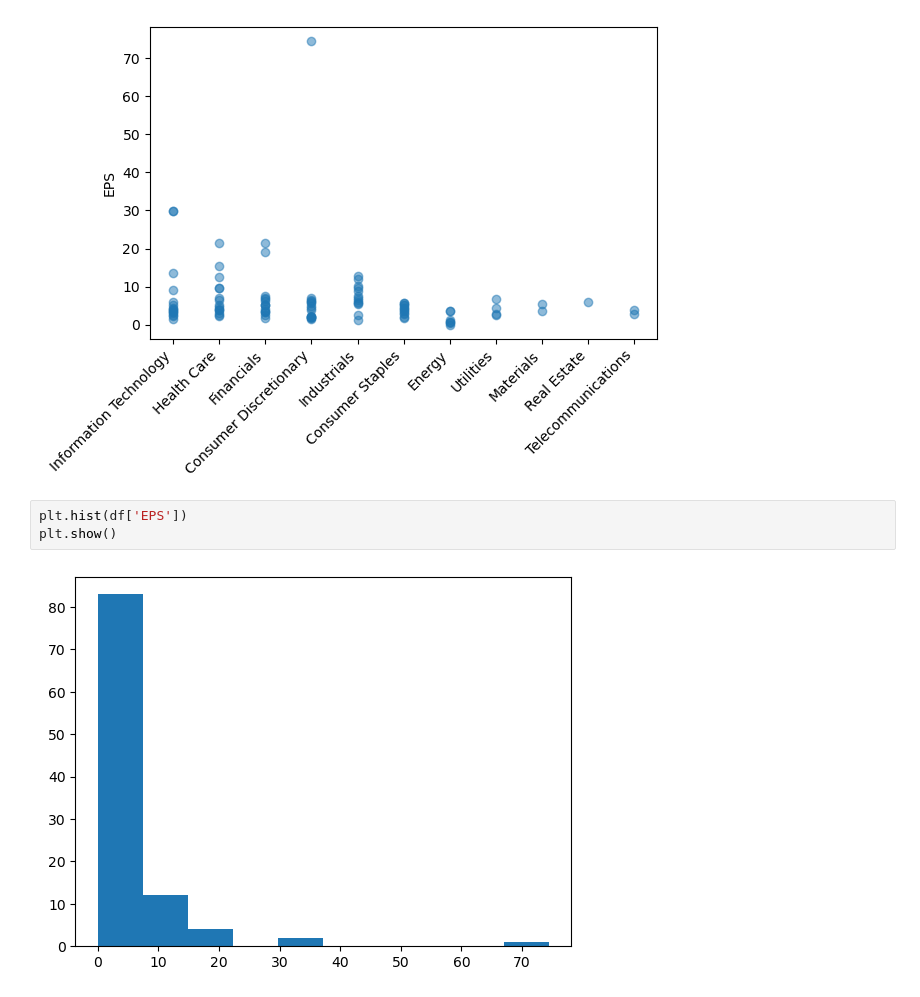
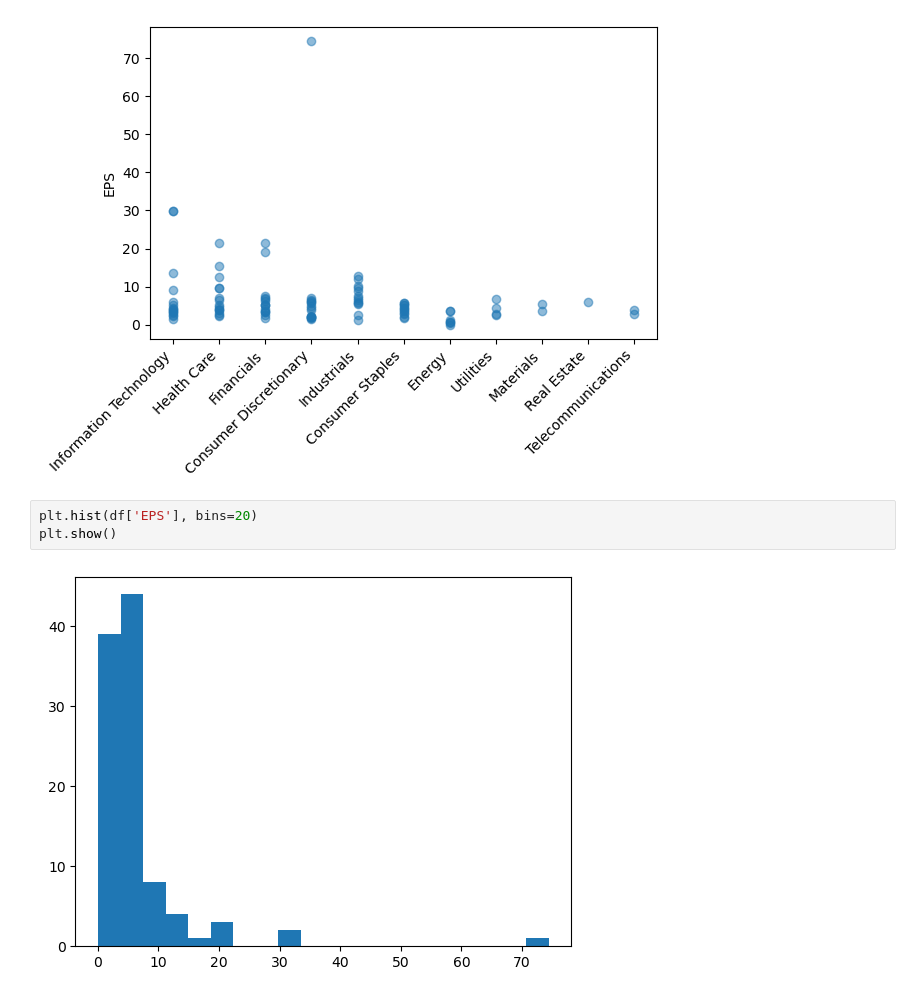
Before and after one commit to mezamateoj/Financial-Analysis, a Jupyter notebook: Case Studies/main.ipynb, the cells around one changed output. Drawn from its saved outputs; the diff is of its cells as text.

```diff
--- a/Case Studies/main.ipynb
+++ b/Case Studies/main.ipynb
@@ -115,7 +188,7 @@ plt.show()
 # %% [output]
 [figure]
 # %%
-plt.hist(df['EPS'])
+plt.hist(df['EPS'], bins=20)
 plt.show()
 # %% [output]
-[figure, old version]
+[figure, new version]
```
Also changed, not shown: parts of 13 cells of this notebook.
